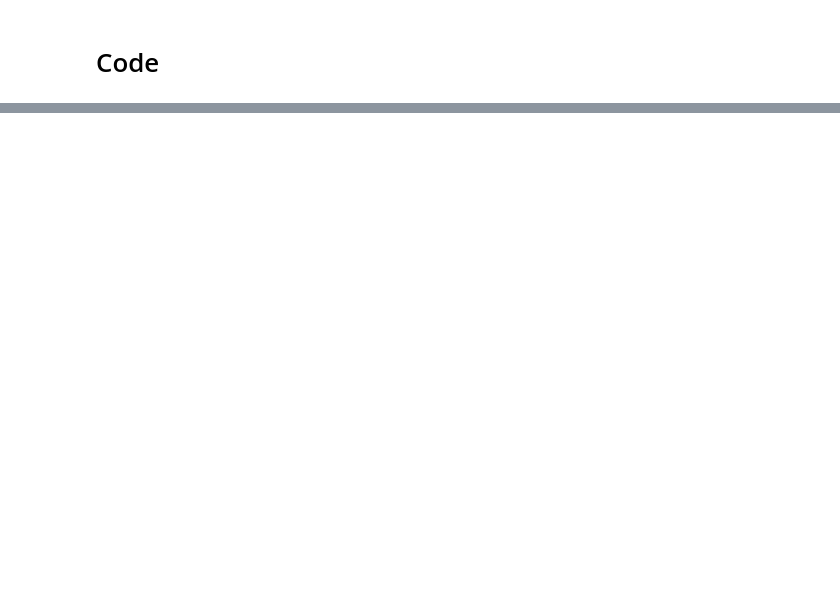
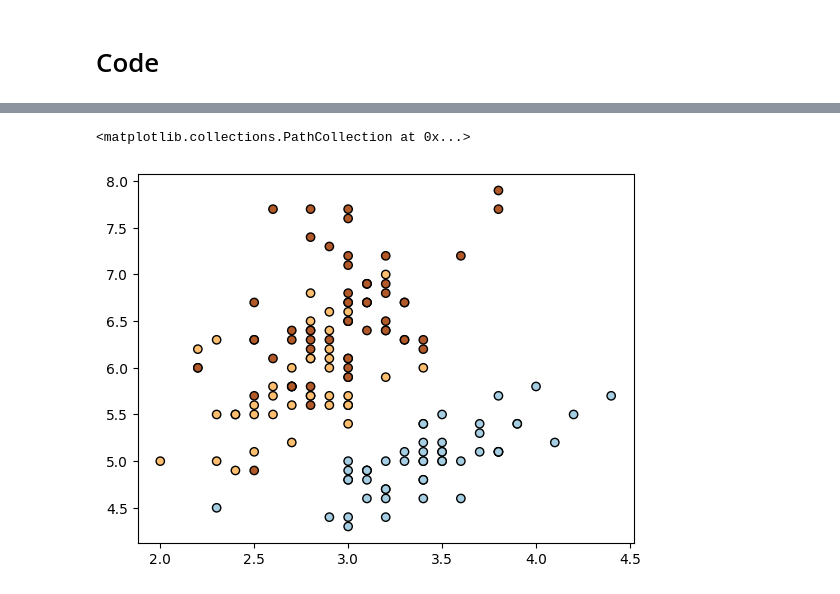
Before and after one commit to dethMastery/uni-work-ai, a Jupyter notebook: Lab04/plot_test.ipynb, the cells around one changed output, grey strips where cells are left out. Cells and saved outputs as stored; diff of their text form; code cells hidden in the pictures; blank space fills up the shorter version.

```diff
--- a/Lab04/plot_test.ipynb
+++ b/Lab04/plot_test.ipynb
@@ -23,0 +50,4 @@ plt.show
+# %%
+columns = ['sepal length','sepal width', 'petal length', 'petal width', 'class']
+iris = pandas.read_csv('./IRIS/iris.data', header=None, names=columns)
+iris.describe()
@@ -23,0 +64,13 @@ plt.show
+# %%
+# Plotting sepal length for each species
+iris_classes = iris['class'].unique()
+# fn1 = 'petal width'
+# fn2 = "petal length"
+fn1 = 'sepal width'
+fn2 = "sepal length"
+iris['class_id'], labels = pandas.factorize(iris['class'])
+
+plt.scatter(iris[fn1], iris[fn2], c=iris['class_id'], cmap=plt.cm.Paired, edgecolors='k' )
+# %% [output]
+<matplotlib.collections.PathCollection at 0x...>
+[figure, added]
```
Also changed, not shown: parts of 5 cells of this notebook, 1 other file.
